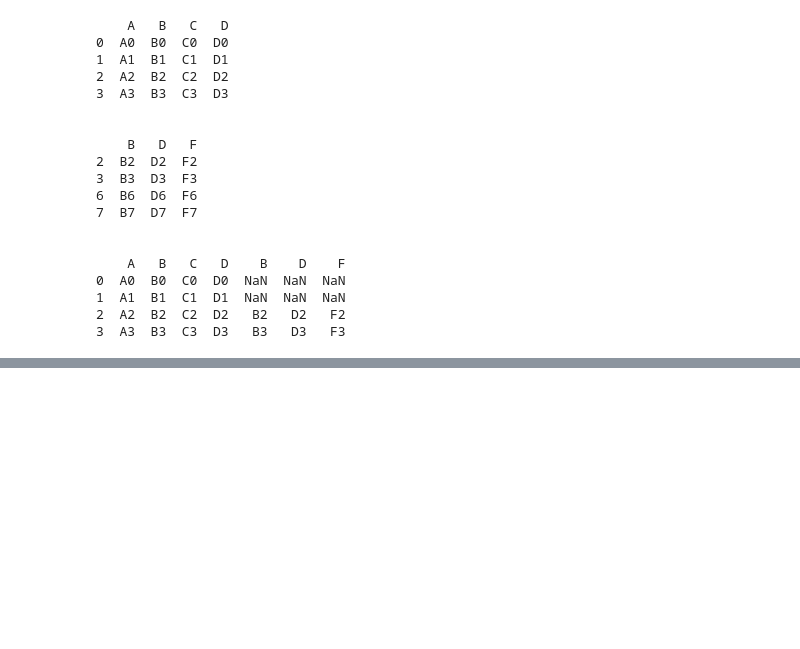
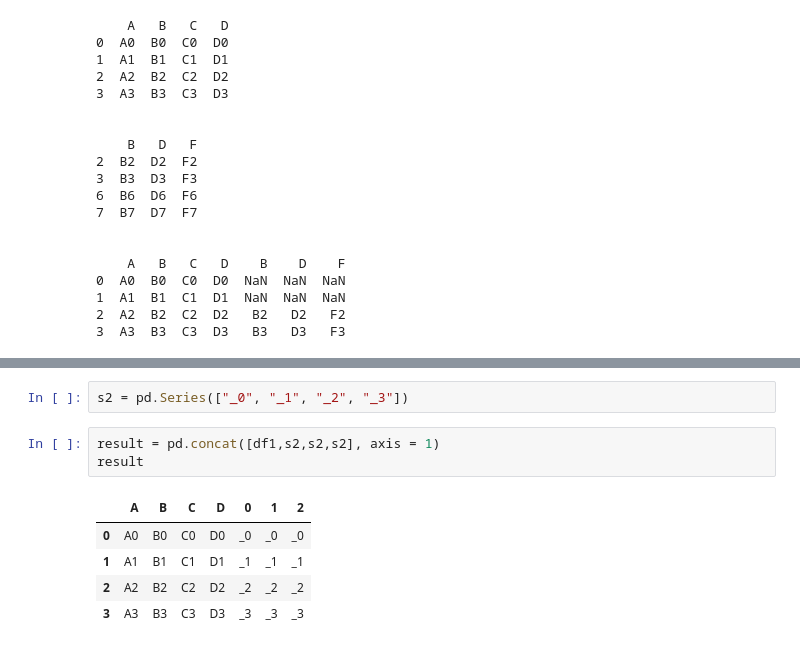
Before and after one commit to Miguel-T24/Pandas-and-Numpy-Concepts, a Jupyter notebook: Pandas/concepts/concatenating.ipynb, the cells around one changed output, grey strips where cells are left out. Saved outputs shown, nothing was run; the diff lists cells and outputs as text; blank space fills up the shorter version.

```diff
--- a/Pandas/concepts/concatenating.ipynb
+++ b/Pandas/concepts/concatenating.ipynb
@@ -242,0 +280,11 @@ print(result)
+# %%
+s2 = pd.Series(["_0", "_1", "_2", "_3"])
+# %%
+result = pd.concat([df1,s2,s2,s2], axis = 1)
+result
+# %% [output]
+|  | A | B | C | D | 0 | 1 | 2 |
+| 0 | A0 | B0 | C0 | D0 | _0 | _0 | _0 |
+| 1 | A1 | B1 | C1 | D1 | _1 | _1 | _1 |
+| 2 | A2 | B2 | C2 | D2 | _2 | _2 | _2 |
+| 3 | A3 | B3 | C3 | D3 | _3 | _3 | _3 |
```
Also changed, not shown: parts of 18 cells of this notebook.
